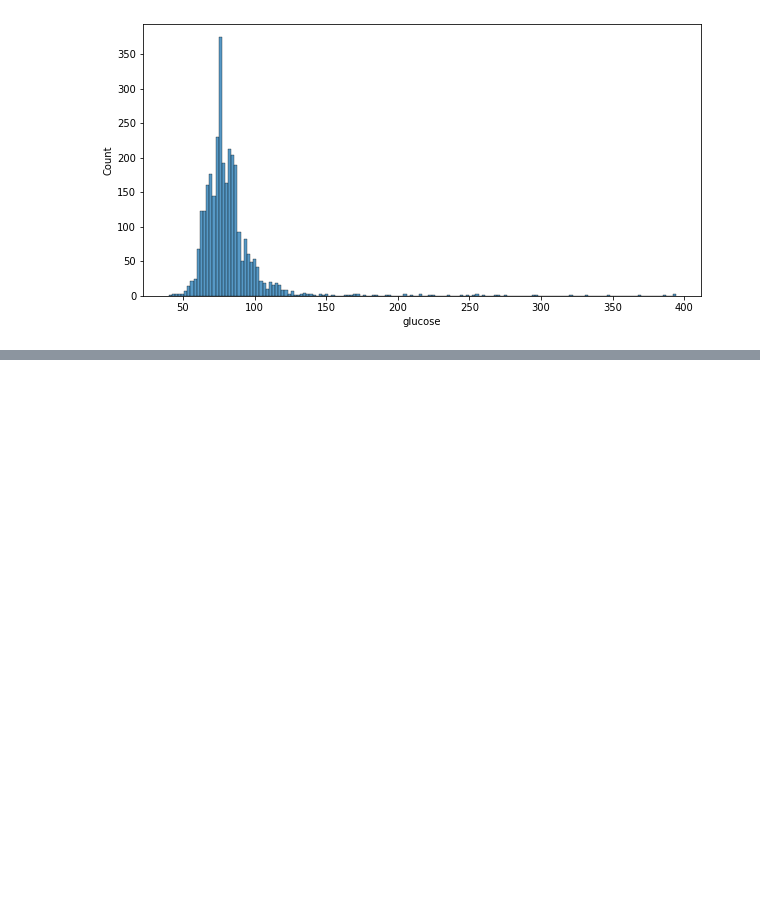
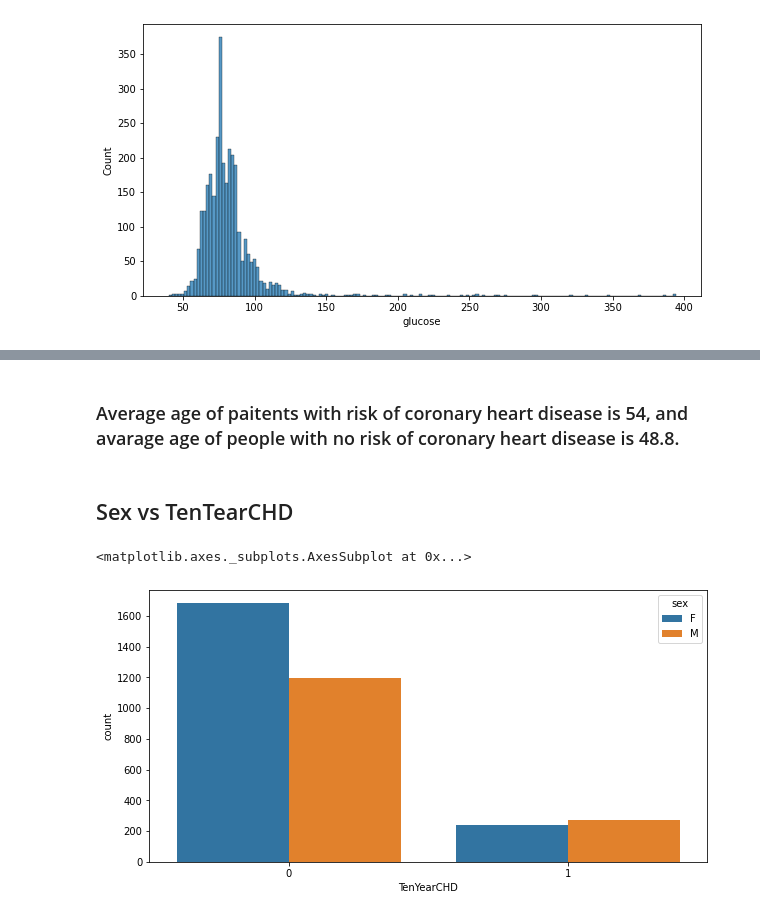
Before and after one commit to Kishan459/Cardiovascular-Rist-Prediction, a Jupyter notebook: Cardiovascular_Rist_Prediction.ipynb, the cells around one changed output, grey strips where cells are left out. Saved outputs shown, nothing was run; the diff lists cells and outputs as text; code cells hidden in the pictures; blank space fills up the shorter version.

```diff
--- a/Cardiovascular_Rist_Prediction.ipynb
+++ b/Cardiovascular_Rist_Prediction.ipynb
@@ -614,0 +665,10 @@ sns.histplot(df['glucose'])
+# %% [markdown]
+### Average age of paitents with risk of coronary heart disease is 54, and avarage age of people with no risk of coronary heart disease is 48.8.
+# %% [markdown]
+## Sex vs TenTearCHD
+# %%
+plt.figure(figsize=(10,5))
+sns.countplot(df['TenYearCHD'],hue=df['sex'])
+# %% [output]
+<matplotlib.axes._subplots.AxesSubplot at 0x...>
+[figure, added]
```
Also changed, not shown: parts of 69 cells of this notebook.
